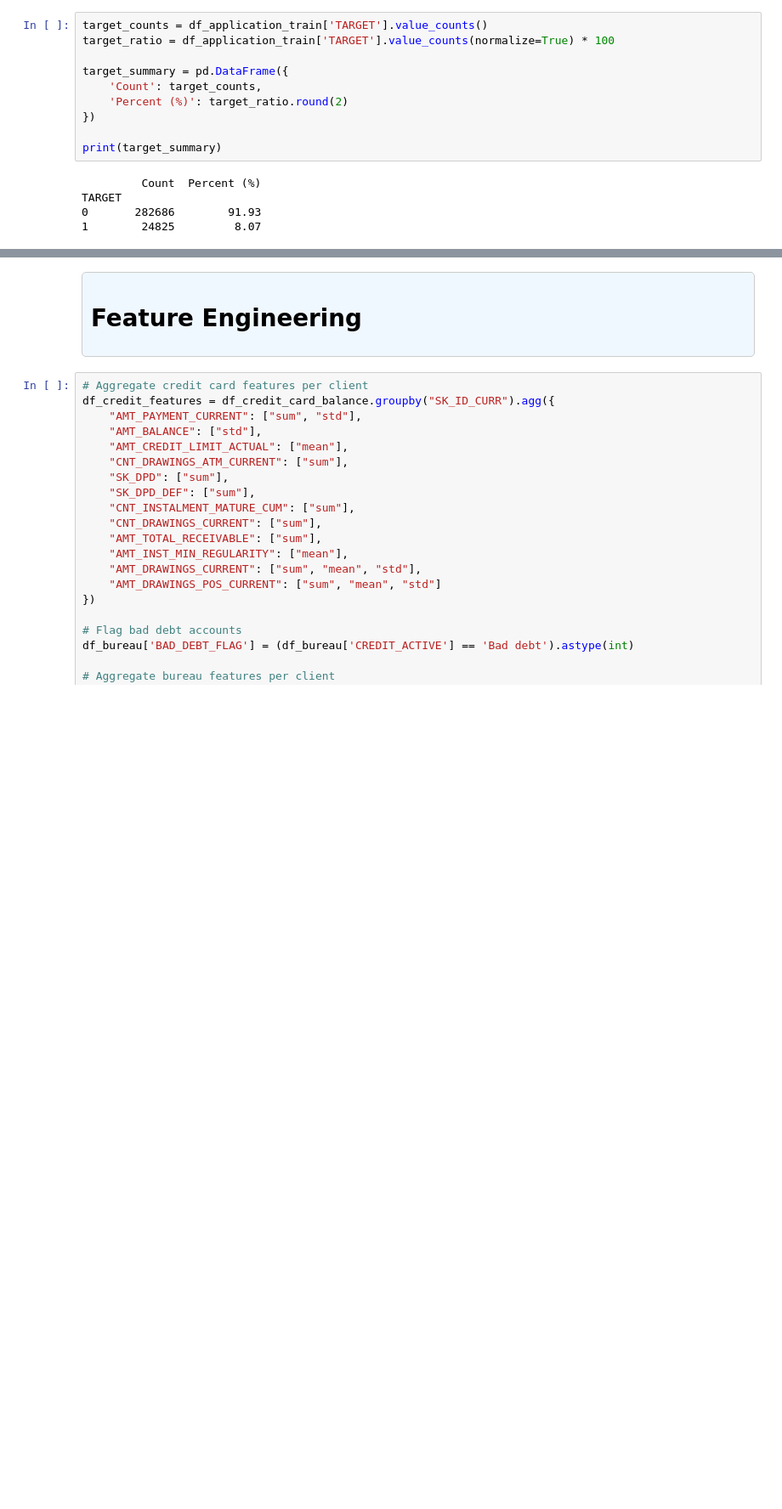
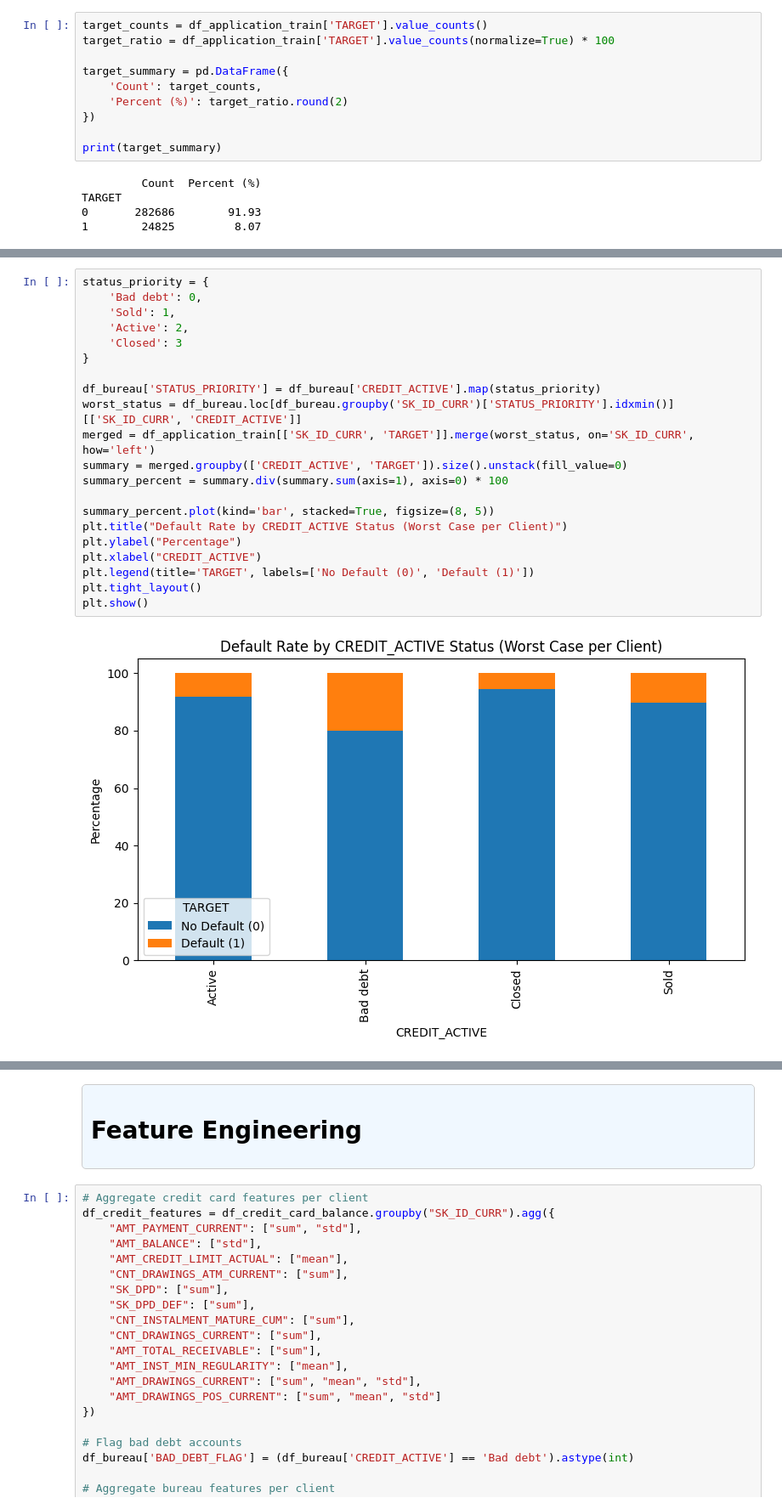
Before and after one commit to refuel-code-135/ml-supervised-classification-home-credit-risk, a Jupyter notebook: notebooks/notebook.ipynb, the cells around one changed output, grey strips where cells are left out. Shown at 85% size. Cells and saved outputs as stored; diff of their text form; blank space fills up the shorter version.

```diff
--- a/notebooks/notebook.ipynb
+++ b/notebooks/notebook.ipynb
@@ -113,3 +119,26 @@ Closed         1079273        62.88
 Active          630607        36.74
 Sold              6527         0.38
 Bad debt            21         0.00
+# %%
+status_priority = {
+    'Bad debt': 0,
+    'Sold': 1,
+    'Active': 2,
+    'Closed': 3
+}
+
+df_bureau['STATUS_PRIORITY'] = df_bureau['CREDIT_ACTIVE'].map(status_priority)
+worst_status = df_bureau.loc[df_bureau.groupby('SK_ID_CURR')['STATUS_PRIORITY'].idxmin()][['SK_ID_CURR', 'CREDIT_ACTIVE']]
+merged = df_application_train[['SK_ID_CURR', 'TARGET']].merge(worst_status, on='SK_ID_CURR', how='left')
+summary = merged.groupby(['CREDIT_ACTIVE', 'TARGET']).size().unstack(fill_value=0)
+summary_percent = summary.div(summary.sum(axis=1), axis=0) * 100
+
+summary_percent.plot(kind='bar', stacked=True, figsize=(8, 5))
+plt.title("Default Rate by CREDIT_ACTIVE Status (Worst Case per Client)")
+plt.ylabel("Percentage")
+plt.xlabel("CREDIT_ACTIVE")
+plt.legend(title='TARGET', labels=['No Default (0)', 'Default (1)'])
+plt.tight_layout()
+plt.show()
+# %% [output]
+[figure, added]
```
Also changed, not shown: parts of 13 cells of this notebook.
